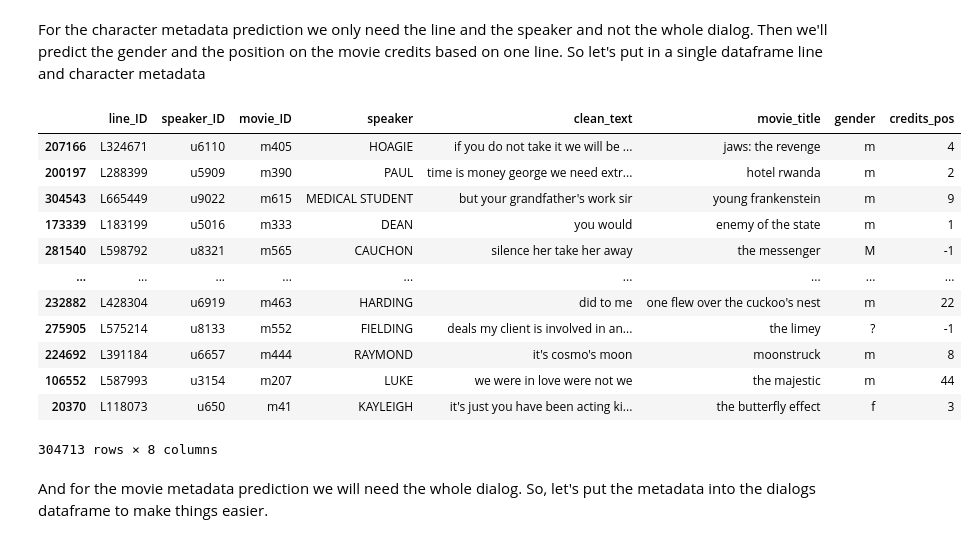
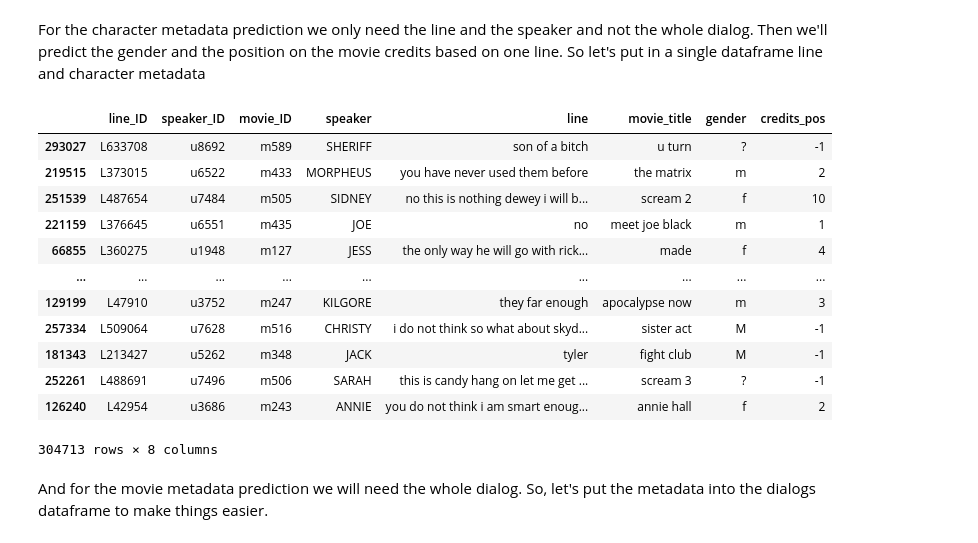
Before and after one commit to AngelaRemolina/NLP-Film-Dialog-Generation, a Jupyter notebook: Metadata-Prediction.ipynb, the cells around one changed output. Saved outputs shown, nothing was run; the diff lists cells and outputs as text; code cells hidden in the pictures.

```diff
--- a/Metadata-Prediction.ipynb
+++ b/Metadata-Prediction.ipynb
@@ -249,32 +249,33 @@ For the character metadata prediction we only need the line and the speaker and
 # %%
 character_metadata = pd.merge(
     df_lines,
     df_chars,
     left_on='speaker_ID',
     right_on='character_ID',
     how='inner'
 
 )
 
 # Select relevant columns and group by the guide index
 character_metadata = character_metadata[['line_ID', 'speaker_ID', 'movie_ID', 'speaker', 'clean_text', 'movie_title','gender','credits_pos']]
+character_metadata = character_metadata.rename(columns={'clean_text': 'line'})
 
 # shuffle dataframe
 character_metadata = character_metadata.sample(frac=1)
 character_metadata
 # %% [output]
-|  | line_ID | speaker_ID | movie_ID | speaker | clean_text | movie_title | gender | credits_pos |
-| 207166 | L324671 | u6110 | m405 | HOAGIE | if you do not take it we will be ... | jaws: the revenge | m | 4 |
-| 200197 | L288399 | u5909 | m390 | PAUL | time is money george we need extr... | hotel rwanda | m | 2 |
-| 304543 | L665449 | u9022 | m615 | MEDICAL STUDENT | but your grandfather's work sir | young frankenstein | m | 9 |
-| 173339 | L183199 | u5016 | m333 | DEAN | you would | enemy of the state | m | 1 |
-| 281540 | L598792 | u8321 | m565 | CAUCHON | silence her take her away | the messenger | M | -1 |
+|  | line_ID | speaker_ID | movie_ID | speaker | line | movie_title | gender | credits_pos |
+| 293027 | L633708 | u8692 | m589 | SHERIFF | son of a bitch | u turn | ? | -1 |
+| 219515 | L373015 | u6522 | m433 | MORPHEUS | you have never used them before | the matrix | m | 2 |
+| 251539 | L487654 | u7484 | m505 | SIDNEY | no this is nothing dewey i will b... | scream 2 | f | 10 |
+| 221159 | L376645 | u6551 | m435 | JOE | no | meet joe black | m | 1 |
+| 66855 | L360275 | u1948 | m127 | JESS | the only way he will go with rick... | made | f | 4 |
 | ... | ... | ... | ... | ... | ... | ... | ... | ... |
-| 232882 | L428304 | u6919 | m463 | HARDING | did to me | one flew over the cuckoo's nest | m | 22 |
-| 275905 | L575214 | u8133 | m552 | FIELDING | deals my client is involved in an... | the limey | ? | -1 |
-| 224692 | L391184 | u6657 | m444 | RAYMOND | it's cosmo's moon | moonstruck | m | 8 |
-| 106552 | L587993 | u3154 | m207 | LUKE | we were in love were not we | the majestic | m | 44 |
-| 20370 | L118073 | u650 | m41 | KAYLEIGH | it's just you have been acting ki... | the butterfly effect | f | 3 |
+| 129199 | L47910 | u3752 | m247 | KILGORE | they far enough | apocalypse now | m | 3 |
+| 257334 | L509064 | u7628 | m516 | CHRISTY | i do not think so what about skyd... | sister act | M | -1 |
+| 181343 | L213427 | u5262 | m348 | JACK | tyler | fight club | M | -1 |
+| 252261 | L488691 | u7496 | m506 | SARAH | this is candy hang on let me get ... | scream 3 | ? | -1 |
+| 126240 | L42954 | u3686 | m243 | ANNIE | you do not think i am smart enoug... | annie hall | f | 2 |
 304713 rows × 8 columns
 # %% [markdown]
 And for the movie metadata prediction we will need the whole dialog. So, let's put the metadata into the dialogs dataframe to make things easier.
```
Also changed, not shown: parts of 44 cells of this notebook.
